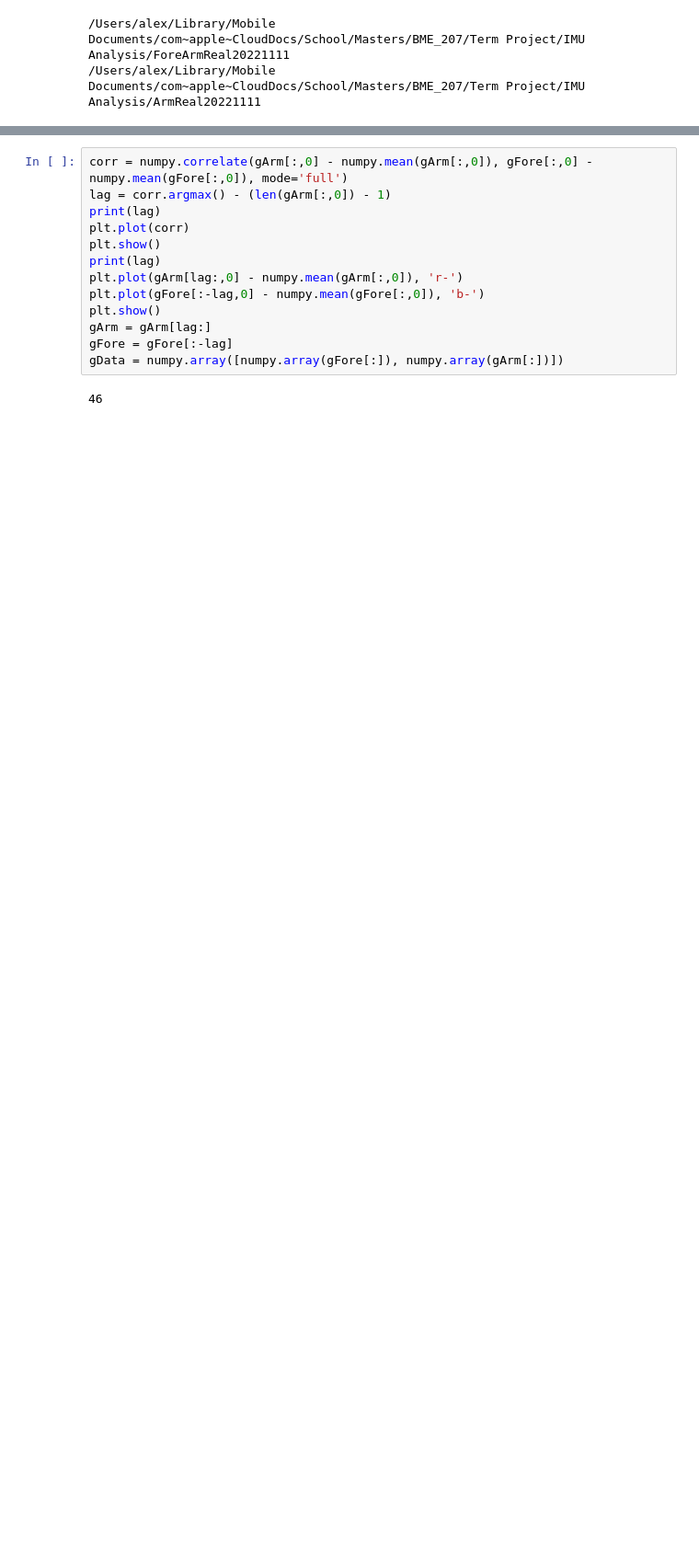
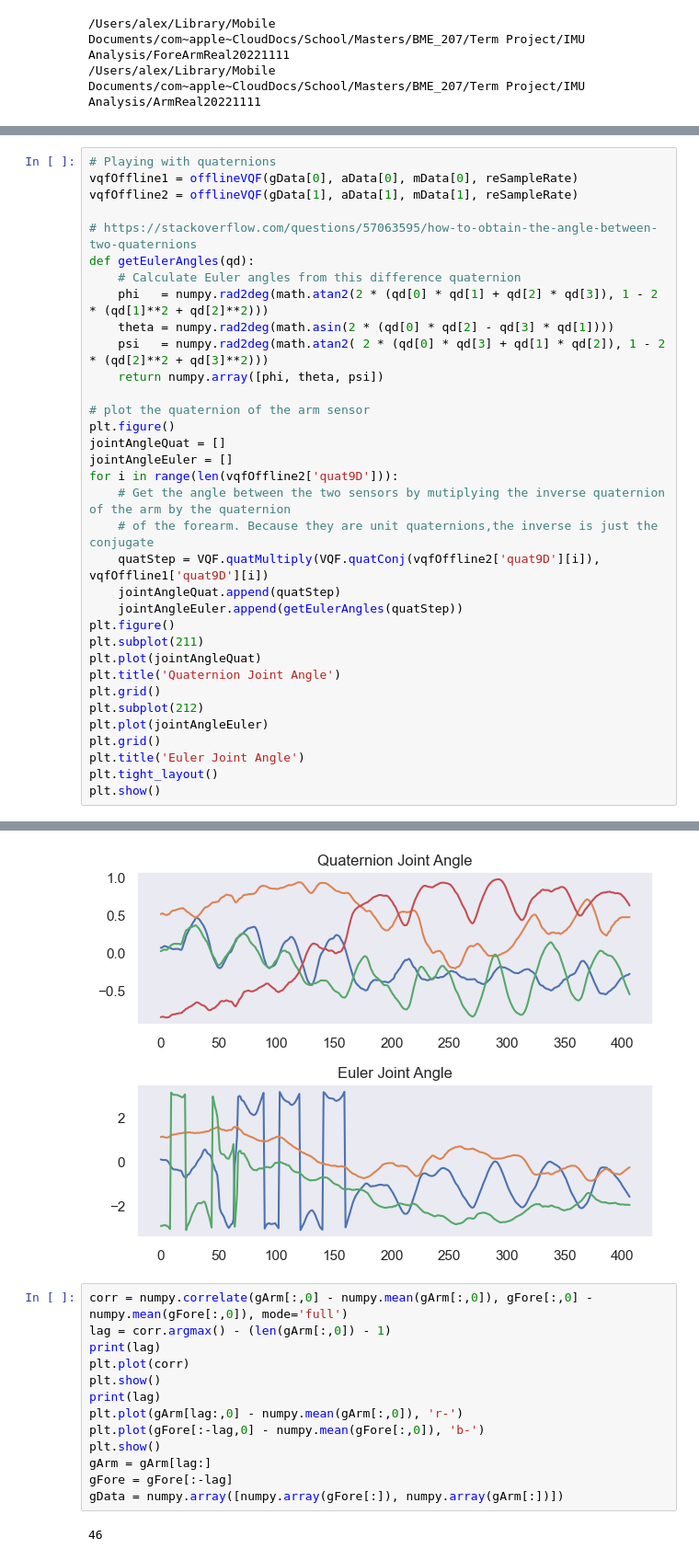
Before and after one commit to alejandromango/IMU-Analysis, a Jupyter notebook: SingleIMUGyrAngleSmarter.ipynb, the cells around one changed output, grey strips where cells are left out. Shown at 92% size. Drawn from its saved outputs; the diff is of its cells as text; blank space fills up the shorter version.

Commit message:
Added euler angle conversion

```diff
--- a/SingleIMUGyrAngleSmarter.ipynb
+++ b/SingleIMUGyrAngleSmarter.ipynb
@@ -155,0 +107,35 @@ TypeError: Cannot cast array data from dtype(quaternion) to dtype('float64') acc
+# %%
+# Playing with quaternions
+vqfOffline1 = offlineVQF(gData[0], aData[0], mData[0], reSampleRate)
+vqfOffline2 = offlineVQF(gData[1], aData[1], mData[1], reSampleRate)
+
+# https://stackoverflow.com/questions/57063595/how-to-obtain-the-angle-between-two-quaternions
+def getEulerAngles(qd):
+    # Calculate Euler angles from this difference quaternion
+    phi   = numpy.rad2deg(math.atan2(2 * (qd[0] * qd[1] + qd[2] * qd[3]), 1 - 2 * (qd[1]**2 + qd[2]**2)))
+    theta = numpy.rad2deg(math.asin(2 * (qd[0] * qd[2] - qd[3] * qd[1])))
+    psi   = numpy.rad2deg(math.atan2( 2 * (qd[0] * qd[3] + qd[1] * qd[2]), 1 - 2 * (qd[2]**2 + qd[3]**2)))
+    return numpy.array([phi, theta, psi])
+
+# plot the quaternion of the arm sensor
+plt.figure()
+jointAngleQuat = []
+jointAngleEuler = []
+for i in range(len(vqfOffline2['quat9D'])):
+    # Get the angle between the two sensors by mutiplying the inverse quaternion of the arm by the quaternion
+    # of the forearm. Because they are unit quaternions,the inverse is just the conjugate
+    quatStep = VQF.quatMultiply(VQF.quatConj(vqfOffline2['quat9D'][i]), vqfOffline1['quat9D'][i])
+    jointAngleQuat.append(quatStep)
+    jointAngleEuler.append(getEulerAngles(quatStep))
+plt.figure()
+plt.subplot(211)
+plt.plot(jointAngleQuat)
+plt.title('Quaternion Joint Angle')
+plt.grid()
+plt.subplot(212)
+plt.plot(jointAngleEuler)
+plt.grid()
+plt.title('Euler Joint Angle')
+plt.tight_layout()
+plt.show()
+# %% [output]
@@ -156,3 +143,4 @@ TypeError: Cannot cast array data from dtype(quaternion) to dtype('float64') acc
+[figure, added]
 # %%
 corr = numpy.correlate(gArm[:,0] - numpy.mean(gArm[:,0]), gFore[:,0] - numpy.mean(gFore[:,0]), mode='full')
 lag = corr.argmax() - (len(gArm[:,0]) - 1)
```
Also changed, not shown: parts of 6 cells of this notebook.
